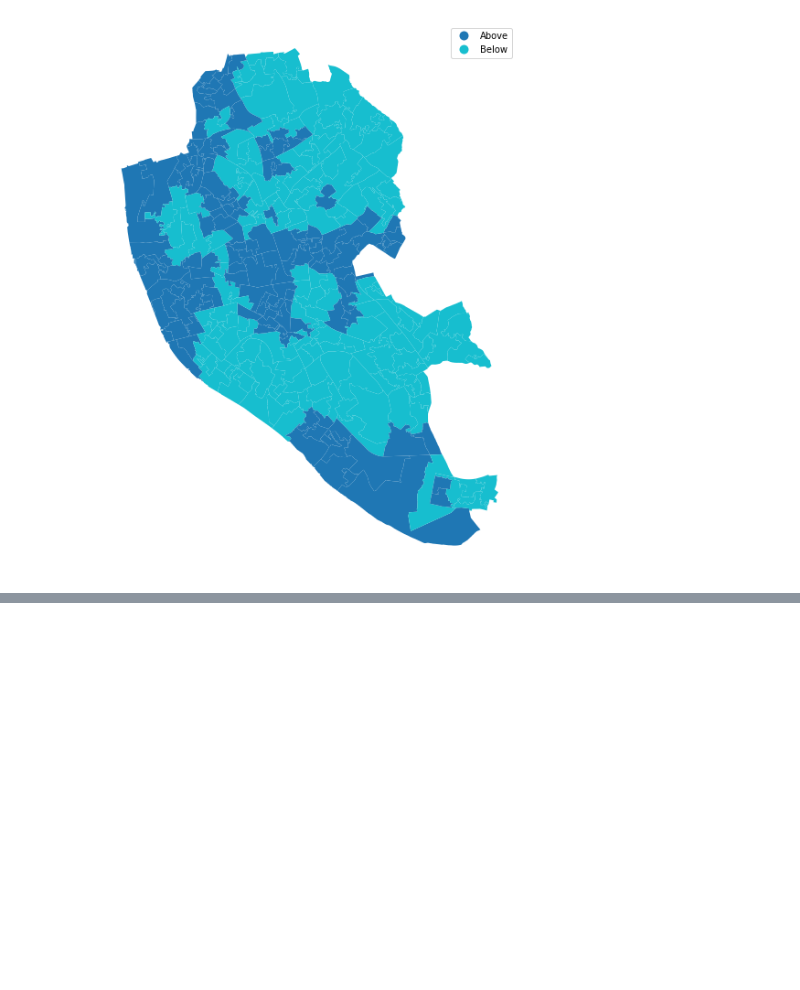
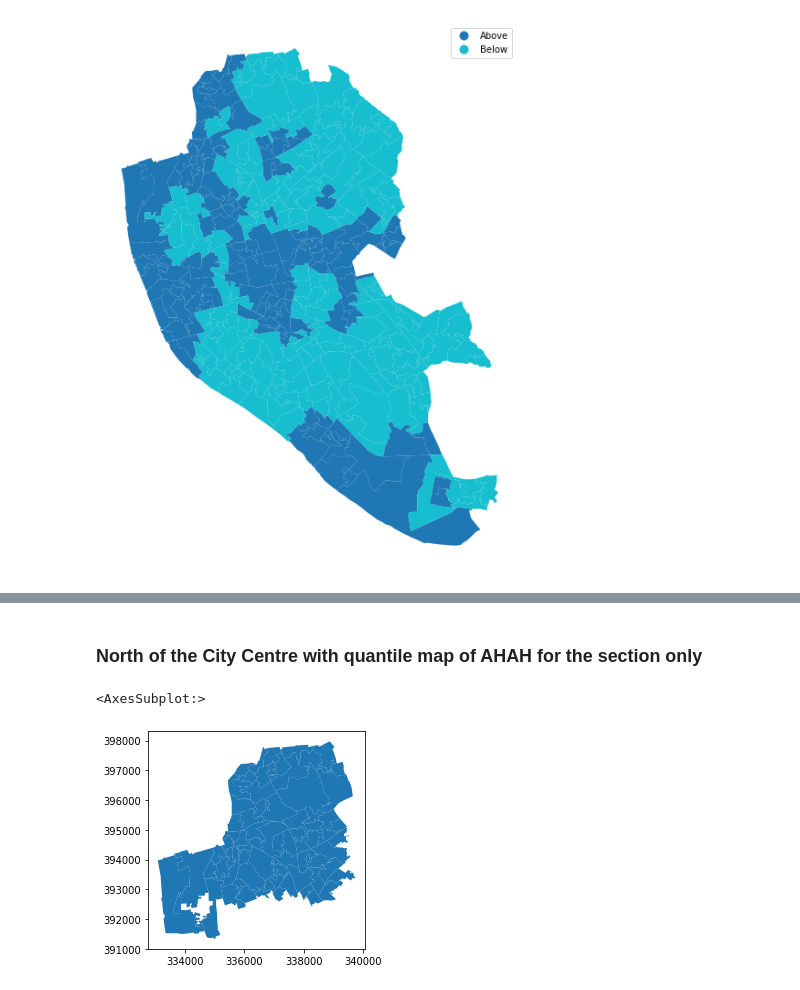
Before and after one commit to MarcosDemetry/GDS-Course, a Jupyter notebook: Hand-Ins/bD/D_tasks.ipynb, the cells around one changed output, grey strips where cells are left out. Drawn from its saved outputs; the diff is of its cells as text; code cells hidden in the pictures; blank space fills up the shorter version.

```diff
--- a/Hand-Ins/bD/D_tasks.ipynb
+++ b/Hand-Ins/bD/D_tasks.ipynb
@@ -190,0 +232,8 @@ ax.set_axis_off()
+# %% [markdown]
+### North of the City Centre with quantile map of AHAH for the section only
+# %%
+subset_ahah = ahah.cx[333000:339000, 393000:]
+subset_ahah.plot()
+# %% [output]
+<AxesSubplot:>
+[figure, added]
```
Also changed, not shown: parts of 8 cells of this notebook.
